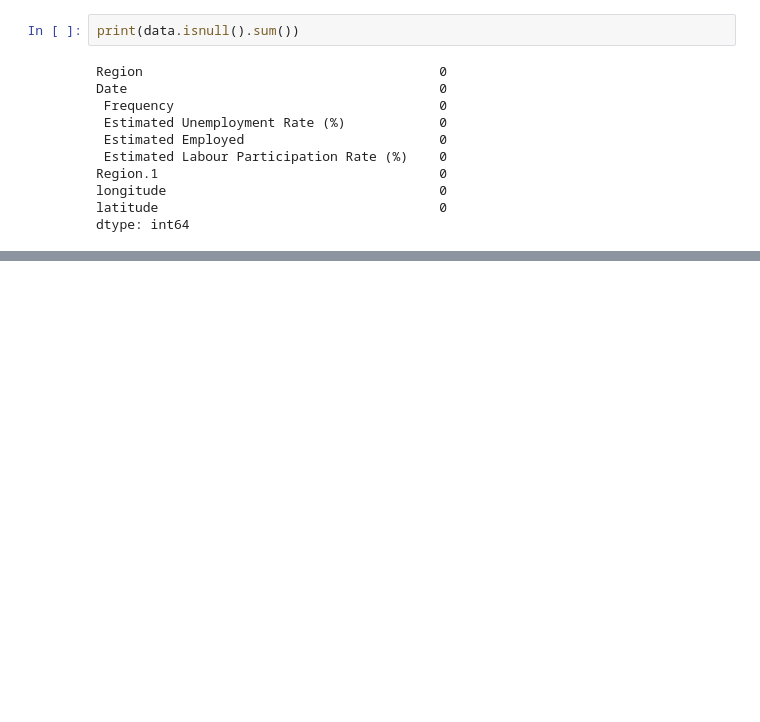
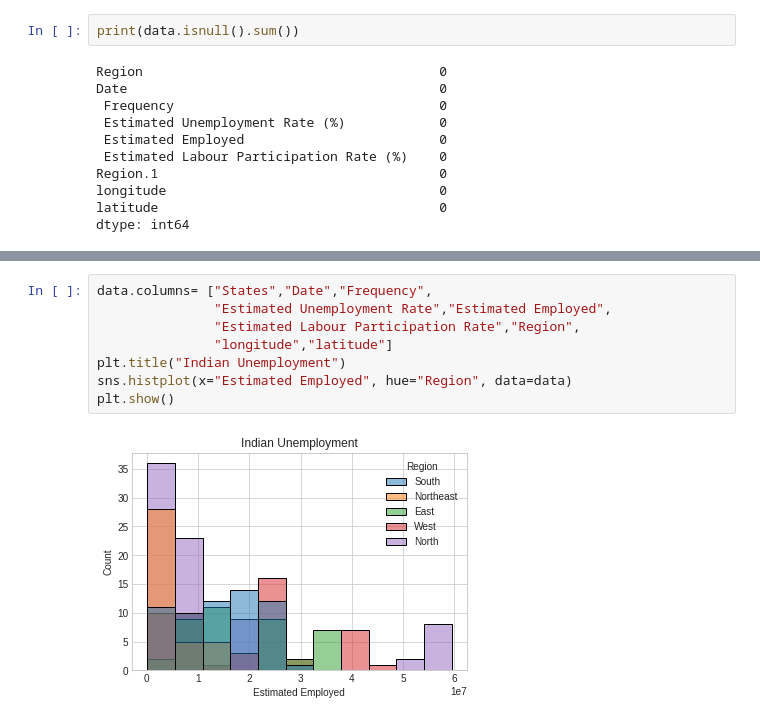
Before and after one commit to UtkarshHere/Unemployment-analysis, a Jupyter notebook: UnemploymentAnalysis.ipynb, the cells around one changed output, grey strips where cells are left out. Drawn from its saved outputs; the diff is of its cells as text; blank space fills up the shorter version.

```diff
--- a/UnemploymentAnalysis.ipynb
+++ b/UnemploymentAnalysis.ipynb
@@ -33,0 +41,10 @@ dtype: int64
+# %%
+data.columns= ["States","Date","Frequency",
+               "Estimated Unemployment Rate","Estimated Employed",
+               "Estimated Labour Participation Rate","Region",
+               "longitude","latitude"]
+plt.title("Indian Unemployment")
+sns.histplot(x="Estimated Employed", hue="Region", data=data)
+plt.show()
+# %% [output]
+[figure, added]
```
Also changed, not shown: parts of 2 cells of this notebook.
